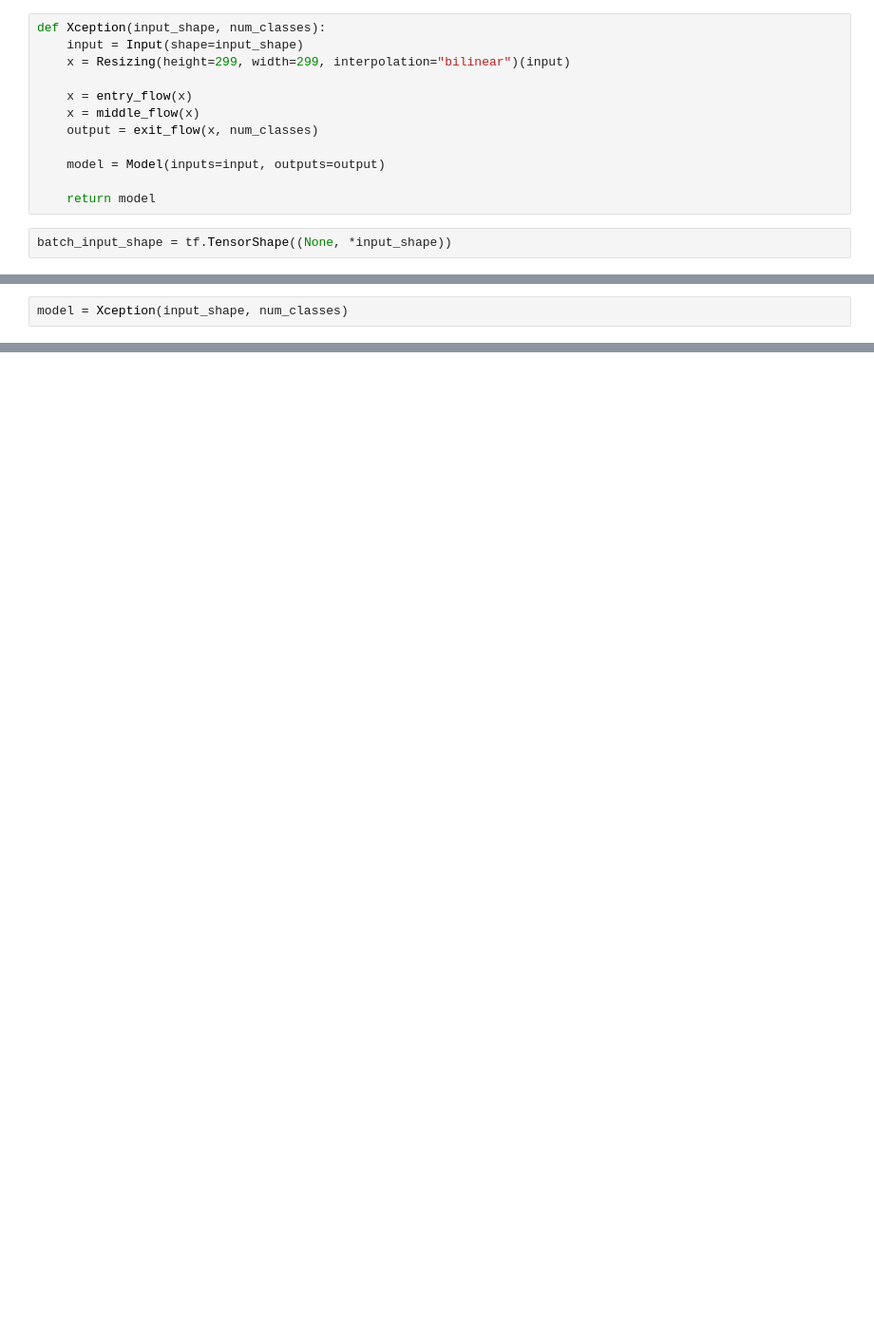
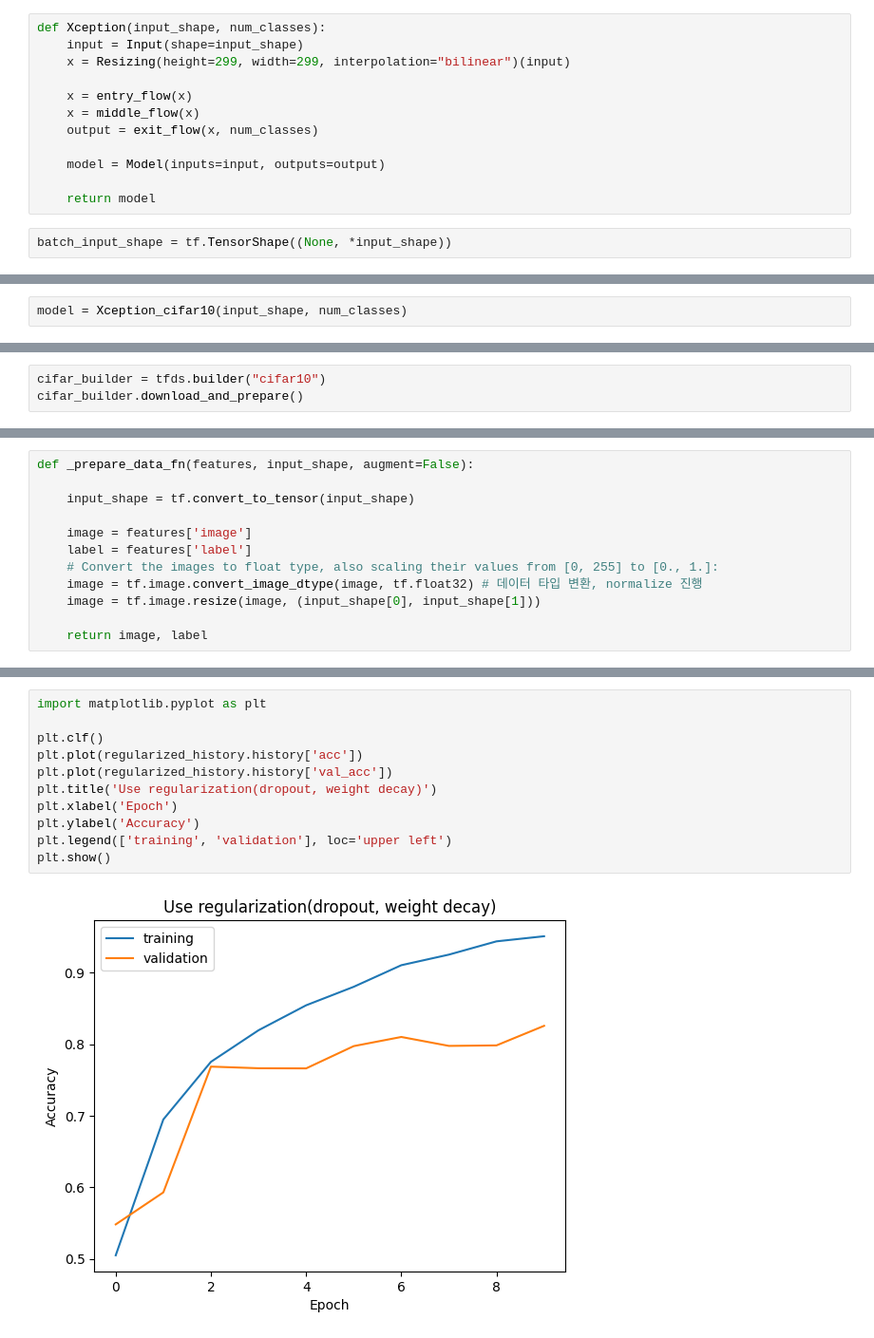
Before and after one commit to MilyangParkJaeHun/PapersWithCode, a Jupyter notebook: BackboneNetwork/Xception/Xception.ipynb, the cells around one changed output, grey strips where cells are left out. Shown at 95% size. Cells and saved outputs as stored; diff of their text form; blank space fills up the shorter version.

```diff
--- a/BackboneNetwork/Xception/Xception.ipynb
+++ b/BackboneNetwork/Xception/Xception.ipynb
@@ -463,2 +457,2 @@ num_epochs = 20
 # %%
-model = Xception(input_shape, num_classes)
+model = Xception_cifar10(input_shape, num_classes)
@@ -502,0 +495,3 @@ model.compile(optimizer=optimizer,
+# %%
+cifar_builder = tfds.builder("cifar10")
+cifar_builder.download_and_prepare()
@@ -502,0 +509,12 @@ model.compile(optimizer=optimizer,
+# %%
+def _prepare_data_fn(features, input_shape, augment=False):
+
+    input_shape = tf.convert_to_tensor(input_shape)
+
+    image = features['image']
+    label = features['label']
+    # Convert the images to float type, also scaling their values from [0, 255] to [0., 1.]:
+    image = tf.image.convert_image_dtype(image, tf.float32) # 데이터 타입 변환, normalize 진행
+    image = tf.image.resize(image, (input_shape[0], input_shape[1]))
+
+    return image, label
@@ -514,0 +589,13 @@ history = model.fit(*train_dataset,
+# %%
+import matplotlib.pyplot as plt
+
+plt.clf()
+plt.plot(regularized_history.history['acc'])
+plt.plot(regularized_history.history['val_acc'])
+plt.title('Use regularization(dropout, weight decay)')
+plt.xlabel('Epoch')
+plt.ylabel('Accuracy')
+plt.legend(['training', 'validation'], loc='upper left')
+plt.show()
+# %% [output]
+[figure, added]
```
Also changed, not shown: parts of 27 cells of this notebook, 1 other file.
